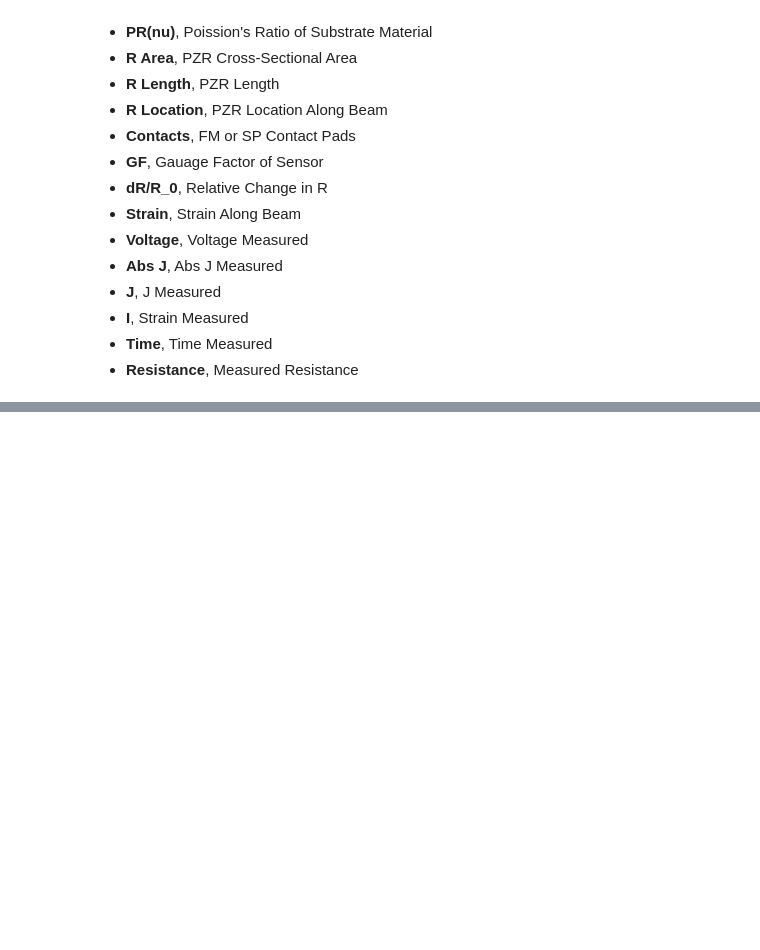
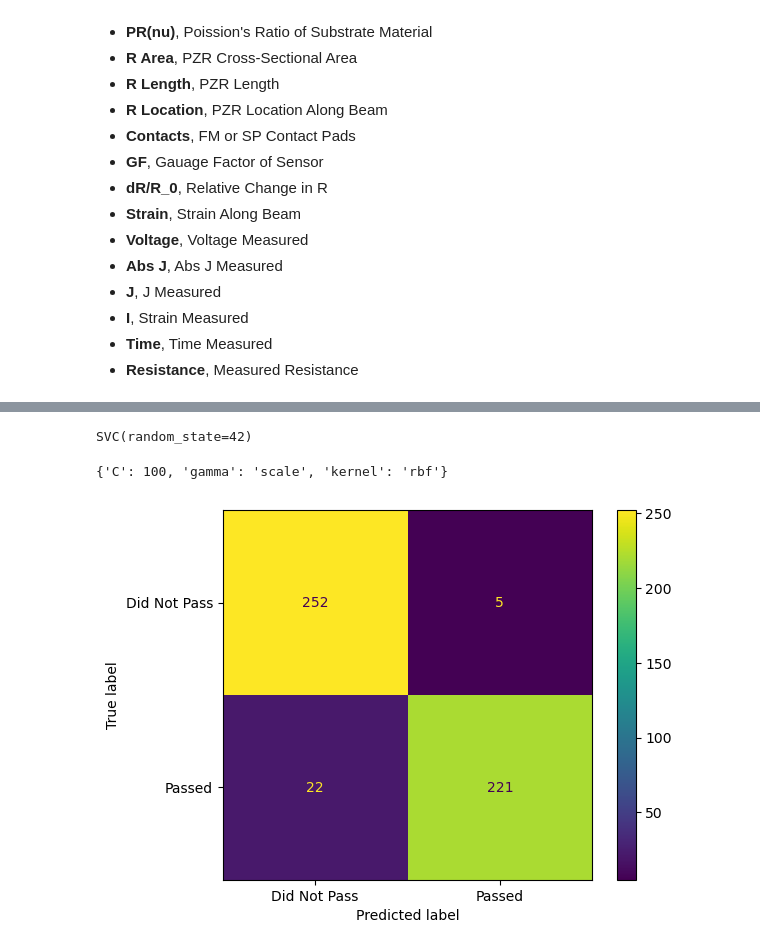
Before and after one commit to yahriels/MEMS-23, a Jupyter notebook: Machine Learning/Data Group 4/CYCLIC LIFE.ipynb, the cells around one changed output, grey strips where cells are left out. Drawn from its saved outputs; the diff is of its cells as text; code cells hidden in the pictures; blank space fills up the shorter version.

```diff
--- a/Machine Learning/Data Group 4/CYCLIC LIFE.ipynb
+++ b/Machine Learning/Data Group 4/CYCLIC LIFE.ipynb
@@ -133,0 +85,6 @@ plt.show()
+# %%
+df.drop('Group', axis=1, inplace=True) ## set axis=0 to remove rows, axis=1 to remove columns
+#df.drop('Sweep', axis=1, inplace=True) ## set axis=0 to remove rows, axis=1 to remove columns
+df.drop('R_Control', axis=1, inplace=True) ## set axis=0 to remove rows, axis=1 to remove columns
+df.drop('Variance', axis=1, inplace=True) ## set axis=0 to remove rows, axis=1 to remove columns
+df.head()
@@ -154,0 +217,46 @@ plt.show()
+# %%
+X_train, X_test, y_train, y_test = train_test_split(X_encoded, y, random_state=42)
+scaler = preprocessing.StandardScaler().fit(X_train)
+X_train_scaled = scaler.transform(X_train)
+X_test_scaled = scaler.transform(X_test)
+# %%
+clf_svm = SVC(random_state=42)
+clf_svm.fit(X_train_scaled, y_train)
+# %% [output]
+SVC(random_state=42)
+# %%
+plot_confusion_matrix(clf_svm,
+                      X_test_scaled,
+                      y_test,
+                      values_format='d',
+                      display_labels=["Did Not Pass", "Passed"])
+
+param_grid = [
+  {'C': [0.5, 1, 10, 100], # NOTE: Values for C must be > 0
+   'gamma': ['scale', 1, 0.1, 0.01, 0.001, 0.0001],
+   'kernel': ['rbf']},
+]
+## NOTE: We are includeing C=1 and gamma='scale'
+## as possible choices since they are the default values.
+
+optimal_params = GridSearchCV(
+        SVC(),
+        param_grid,
+        cv=5,
+        scoring='accuracy', ## (accruacy is default scoring) Slightly improved, but hardly!!! C=1, gamma=0.01
+        ##scoring='balanced_accuracy', ## Slightly improved, but hardly!!! C=1, gamma=0.01
+        ##scoring='f1', ## Terrible!!! C=0.5, gamma=1
+        ##scoring='f1_micro', ## Slightly improved, but hardly!!! C=1, gamma=0.01
+        ##scoring='f1_macro', ## Same!! C=1, gamma='scale' (these are the same as default values)
+        ##scoring='f1_weighted', ## Same!! C=1, gamma='scale' (these are the same as default values)
+        ##scoring='roc_auc', ## Terrible!!! C=1, gamma=0.001
+        ## For more scoring metics see:
+        ## https://scikit-learn.org/stable/modules/model_evaluation.html#scoring-parameter
+        verbose=0 # NOTE: If you want to see what Grid Search is doing, set verbose=2
+    )
+
+optimal_params.fit(X_train_scaled, y_train)
+print(optimal_params.best_params_)
+# %% [output]
+{'C': 100, 'gamma': 'scale', 'kernel': 'rbf'}
+[figure, added]
```
Also changed, not shown: parts of 17 cells of this notebook, 3 other files.
